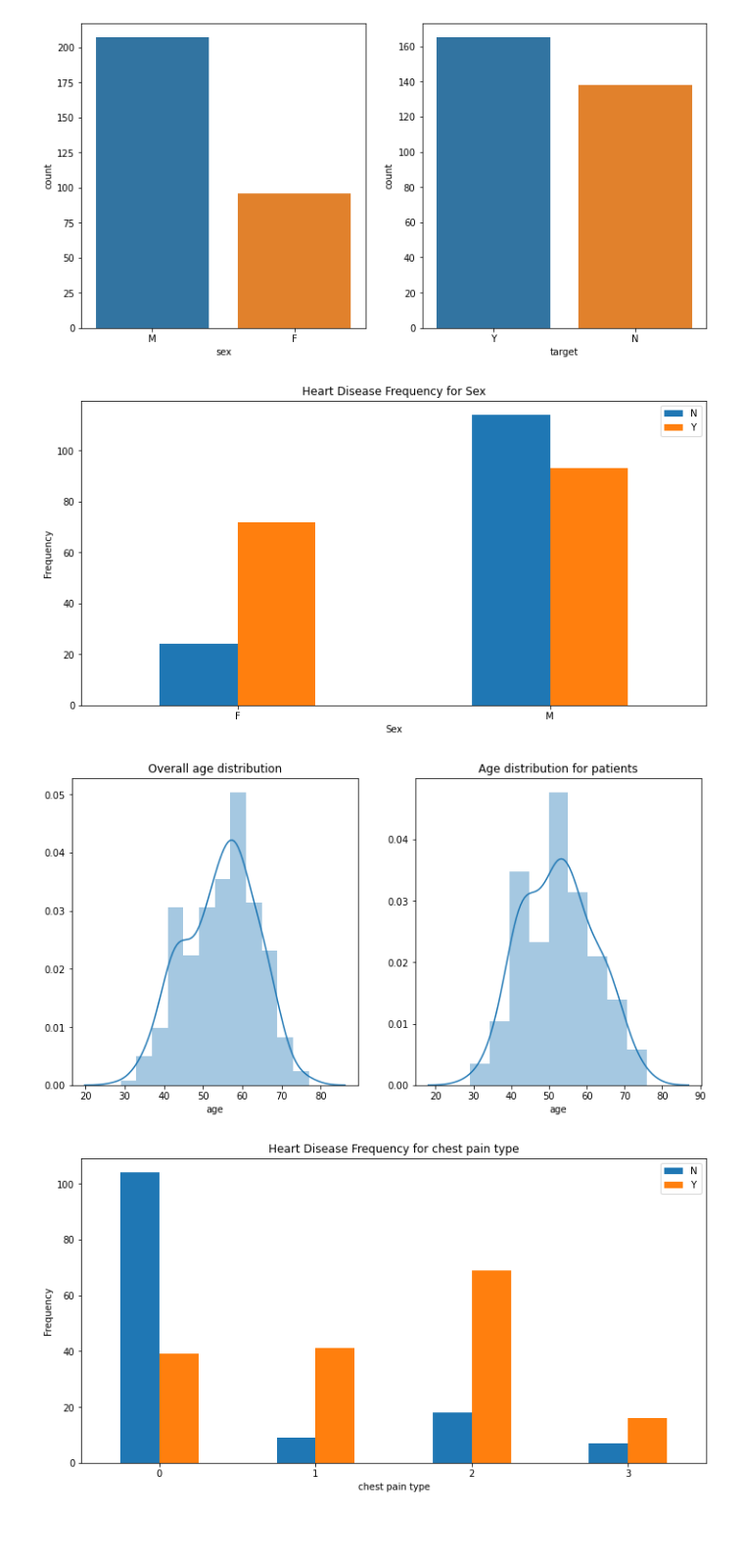
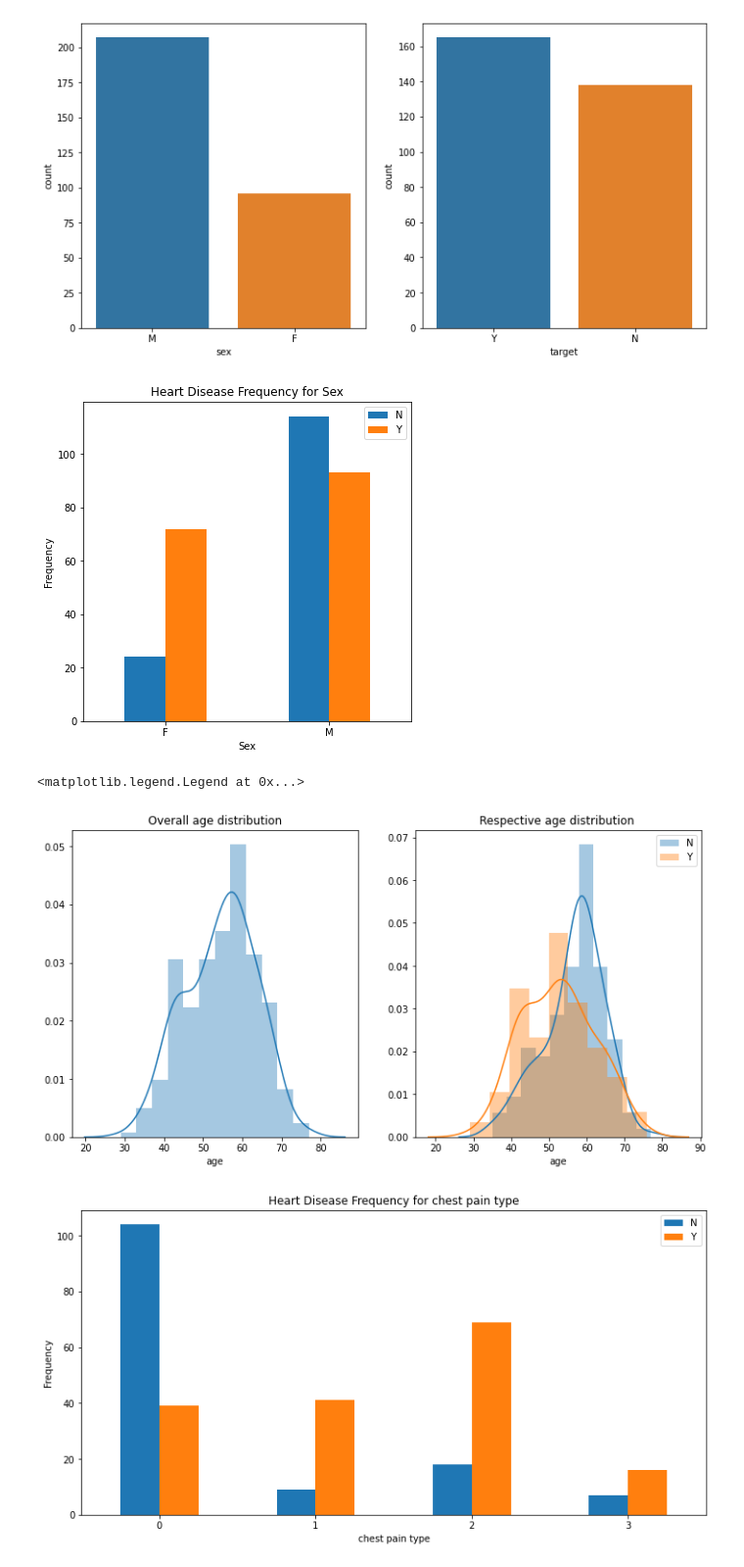
Before and after one commit to lowwilliam/Disease_Prediction, a Jupyter notebook: disease_prediction.ipynb, the cells around one changed output. Shown at 98% size. Drawn from its saved outputs; the diff is of its cells as text; code cells hidden in the pictures; blank space fills up the shorter version.

Commit message:
visualization_updated

```diff
--- a/disease_prediction.ipynb
+++ b/disease_prediction.ipynb
@@ -134,23 +134,26 @@ sb.countplot(data.target, ax = axes[1])
 <matplotlib.axes._subplots.AxesSubplot at 0x...>
 [figure]
 # %%
-pd.crosstab(data.sex,data.target).plot(kind="bar",figsize=(12,6))
+pd.crosstab(data.sex,data.target).plot(kind="bar",figsize=(6,6))
 plt.title('Heart Disease Frequency for Sex')
 plt.xlabel('Sex')
 plt.xticks(rotation=0)
 plt.legend(["N", "Y"])
 plt.ylabel('Frequency')
 plt.show()
 # %% [output]
-[figure, old version]
+[figure, new version]
 # %%
 f,axes = plt.subplots(1,2, figsize=(12,6))
-ax1 = sb.distplot(data['age'], ax = axes[0])
+ax1=sb.distplot(data['age'],ax=axes[0])
 ax1.title.set_text('Overall age distribution')
-ax2 = sb.distplot(data[data['target'] == 'Y']['age'], ax = axes[1])
-ax2.title.set_text('Age distribution for patients')
+ax2=sb.distplot(data[data['target'] == 'N']['age'], ax = axes[1])
+sb.distplot(data[data['target'] == 'Y']['age'], ax = axes[1])
+plt.title('Respective age distribution ')
+plt.legend(["N", "Y"])
 # %% [output]
+<matplotlib.legend.Legend at 0x...>
-[figure, old version]
+[figure, new version]
 # %%
 pd.crosstab(data.cp,data.target).plot(kind="bar",figsize=(12,6))
 plt.title('Heart Disease Frequency for chest pain type')
```
Also changed, not shown: parts of 2 cells of this notebook.
